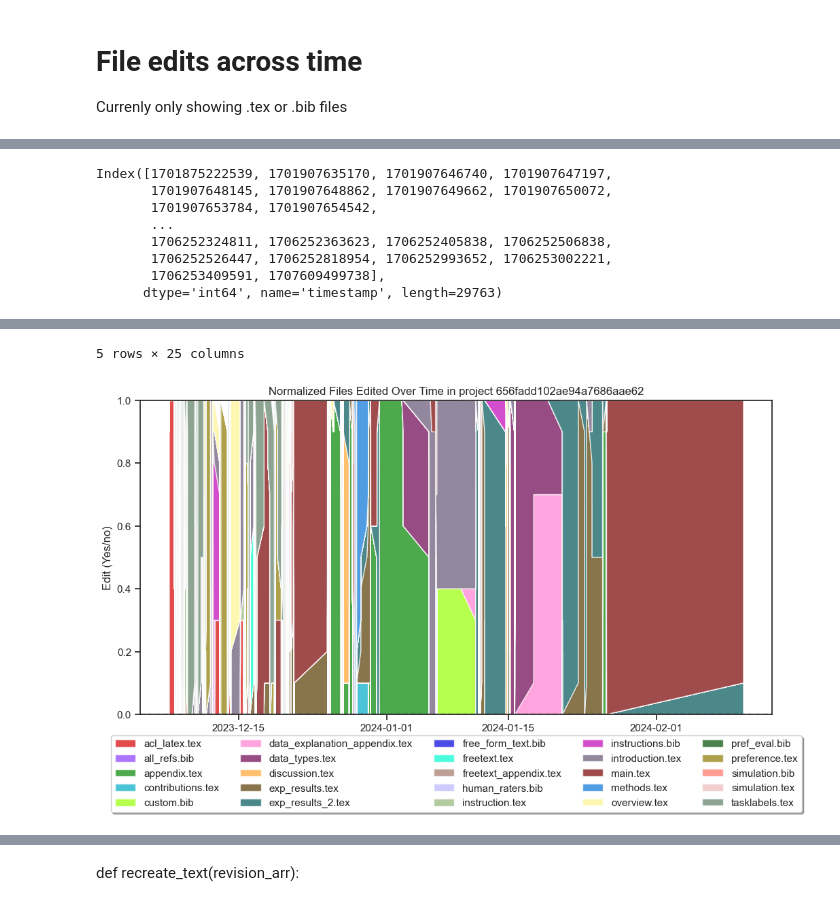
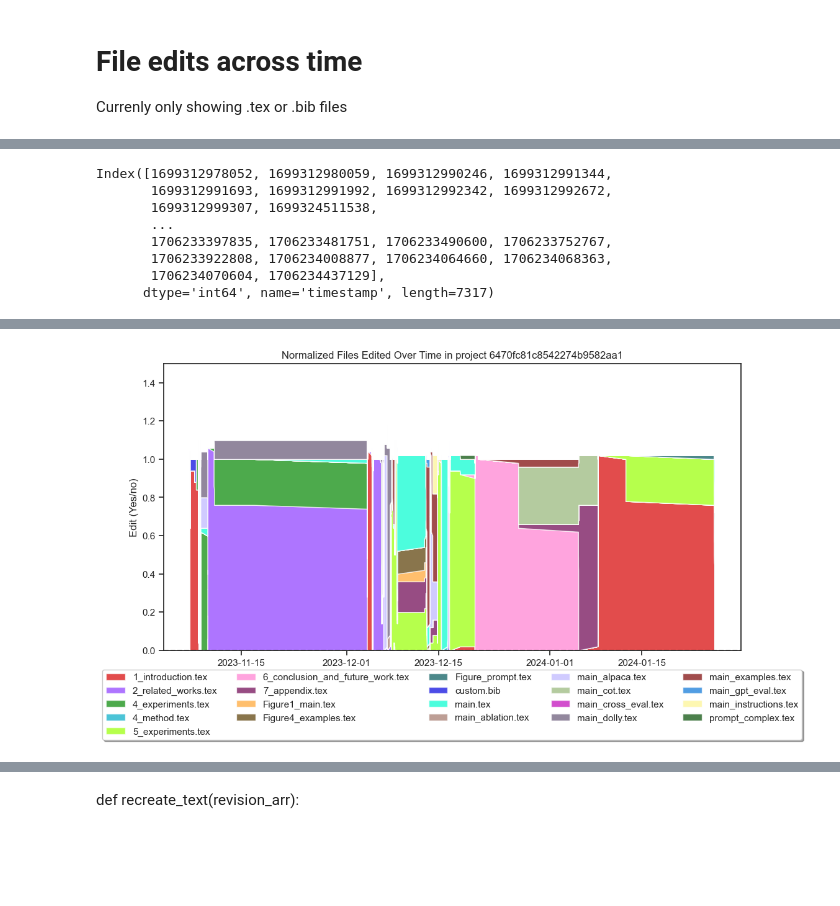
Before and after one commit to minnesotanlp/scholawrite, a Jupyter notebook: analysis/query.ipynb, the cells around one changed output, grey strips where cells are left out. Cells and saved outputs as stored; diff of their text form; code cells hidden in the pictures; blank space fills up the shorter version.

```diff
--- a/analysis/query.ipynb
+++ b/analysis/query.ipynb
@@ -23,7 +23,7 @@ project_ids = (
     "6470fc81c8542274b9582aa1"
 )
 
-project_id = project_ids[1]
+project_id = project_ids[5]
 #project_id = "6516fce1459696e2363e98ef"
 
 query = {"project": project_id, "editingLines": {"$exists": True, "$ne": None}}
@@ -214,7 +209,7 @@ pivot_df = pd.pivot_table(df, values="edits", index="timestamp", columns="file",
 relevant_files = [col for col in pivot_df.columns if '.tex' in col or '.bib' in col]
 
 pivot_df = pivot_df[relevant_files]
-window_size = 10  # Adjust the window size as needed
+window_size = 50  # Adjust the window size as needed
 pivot_df = pivot_df.rolling(window=window_size).mean()
 
 print(pivot_df.index)
@@ -234,7 +229,7 @@ ax.set_title(f'Normalized Files Edited Over Time in project {project_id}')
 ax.set_xlabel('Timestamp')
 ax.set_ylabel('Edit (Yes/no)')
 #ax.set_title('Edit (Yes/no)')
-ax.set_ylim((0, 1))
+ax.set_ylim((0, 1.5))
 ax.axhline(0, color="black", ls="--");
 ax.xaxis.set_major_formatter(mdates.DateFormatter('%Y-%m-%d'))
 
@@ -243,14 +238,12 @@ ax.legend(pivot_df.columns,loc='upper center', bbox_to_anchor=(0.5, -0.05),
           fancybox=True, shadow=True, ncol=5)
 
 fig.savefig(f"figures/{project_id}_file_edits_stackplot.png")
-
-pivot_df.head()
 # %% [output]
-Index([1701875222539, 1701907635170, 1701907646740, 1701907647197,
-       1701907648145, 1701907648862, 1701907649662, 1701907650072,
-       1701907653784, 1701907654542,
+Index([1699312978052, 1699312980059, 1699312990246, 1699312991344,
+       1699312991693, 1699312991992, 1699312992342, 1699312992672,
+       1699312999307, 1699324511538,
        ...
-       1706252324811, 1706252363623, 1706252405838, 1706252506838,
-       1706252526447, 1706252818954, 1706252993652, 1706253002221,
-       1706253409591, 1707609499738],
-      dtype='int64', name='timestamp', length=29763)
+       1706233397835, 1706233481751, 1706233490600, 1706233752767,
+       1706233922808, 1706234008877, 1706234064660, 1706234068363,
+       1706234070604, 1706234437129],
+      dtype='int64', name='timestamp', length=7317)
@@ -264,5 +250,4 @@ Index([1701875222539, 1701907635170, 1701907646740, 1701907647197,
-5 rows × 25 columns
-[figure, old version]
+[figure, new version]
 # %%
 import diff_match_patch as dmp_module
 
```
Also changed, not shown: parts of 20 cells of this notebook, 33 other files.
